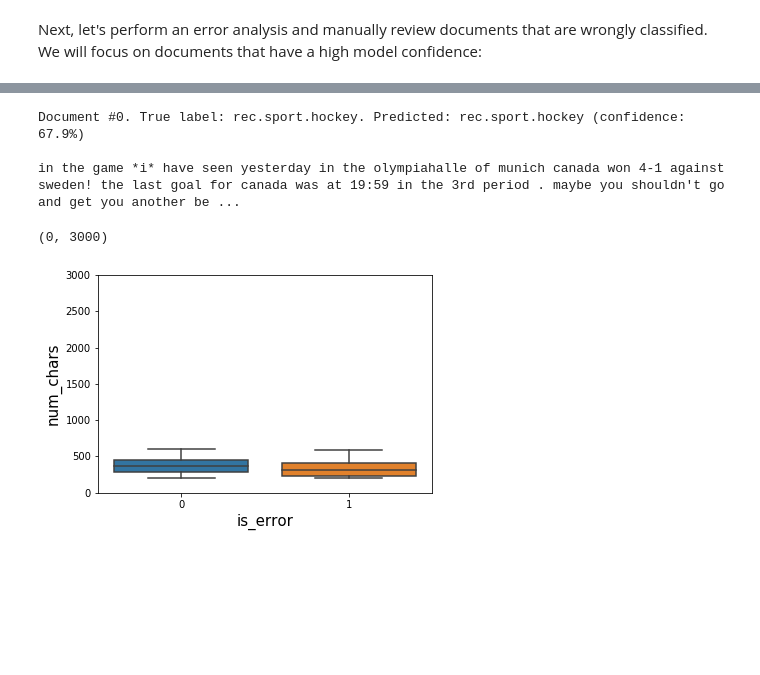
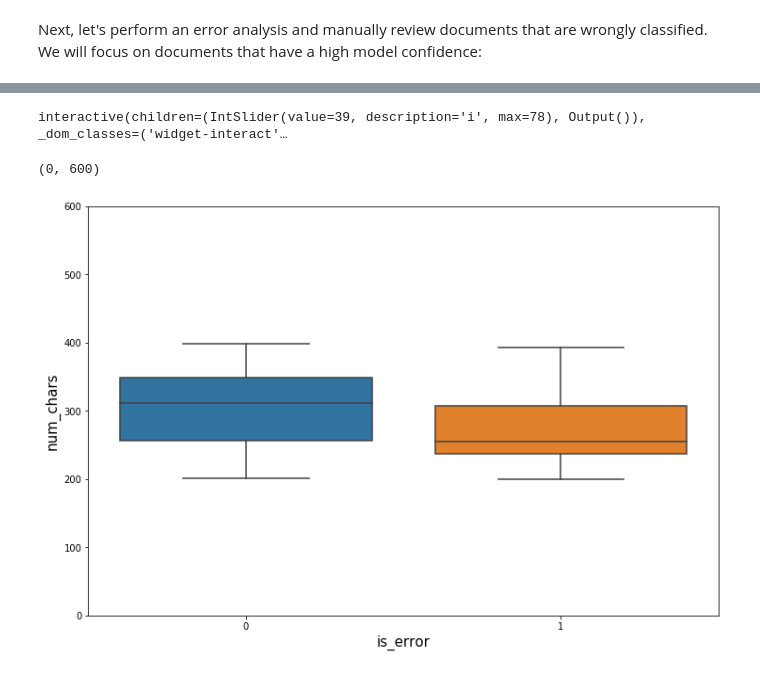
Before and after one commit to omriallouche/text_classification_from_zero_to_hero, a Jupyter notebook: bow_tfidf.ipynb, the cells around one changed output, grey strips where cells are left out. Saved outputs shown, nothing was run; the diff lists cells and outputs as text; code cells hidden in the pictures; blank space fills up the shorter version.

```diff
--- a/bow_tfidf.ipynb
+++ b/bow_tfidf.ipynb
@@ -71,11 +65,12 @@ Next, let's build a basic classifier. Let's use the Multinomial Naive Bayes.
 
 We'll first fit the model on the train set:
 # %%
-from sklearn.naive_bayes import MultinomialNB
+from sklearn.naive_bayes import BernoulliNB, MultinomialNB, GaussianNB
 from sklearn import metrics
 
 # We use the vectorizer we fitted earlier to transform the textual string into
 vectors = vectorizer.transform(df_train['text'])
+vectors = vectors.toarray()
 clf = MultinomialNB()
 clf.fit(vectors, df_train['label'])
 # %% [output]
@@ -169,5 +165,5 @@ y_predict_proba = clf.predict_proba(vectors_val)
 y_predict = clf.predict(vectors_val)
 # %%
 df_test['y_predict'] = clf.predict(vectors_val)
-df_test['y_predict_proba'] = np.max(clf.predict_proba(vectors_val))
+df_test['y_predict_proba'] = np.max(clf.predict_proba(vectors_val), axis=1)
 df_test['is_error'] = (y_predict != y_truth).astype(int)
@@ -192,18 +186,20 @@ def print_document(r):
     ))
     print()
     print(r['text'])
-# %%
-print_document(df_test.iloc[0])
-# %% [output]
-Document #0. True label: rec.sport.hockey. Predicted: rec.sport.hockey (confidence: 67.9%)
-
-in the game *i* have seen yesterday in the olympiahalle of munich canada won 4-1 against sweden! the last goal for canada was at 19:59 in the 3rd period . maybe you shouldn't go and get you another be ...
+# %%
+from ipywidgets import interact
+
+@interact(i=(0,len(df_test)))
+def explore_doc(i):
+    print_document(df_test.iloc[i])
+# %% [output]
+interactive(children=(IntSlider(value=39, description='i', max=78), Output()), _dom_classes=('widget-interact'…
 # %%
 sns.boxplot(data=df_test, x='is_error', y='num_chars')
-plt.ylim(0,3000)
+plt.ylim(0,600)
 # %% [output]
-(0, 3000)
+(0, 600)
-[figure, old version]
+[figure, new version]
 # %%
 ax = sns.regplot(data=df_test, x='num_chars', y=df_test['is_error'], x_bins=10)
 plt.xlabel('Document length (chars)');
```
Also changed, not shown: parts of 17 cells of this notebook, 5 other files.
